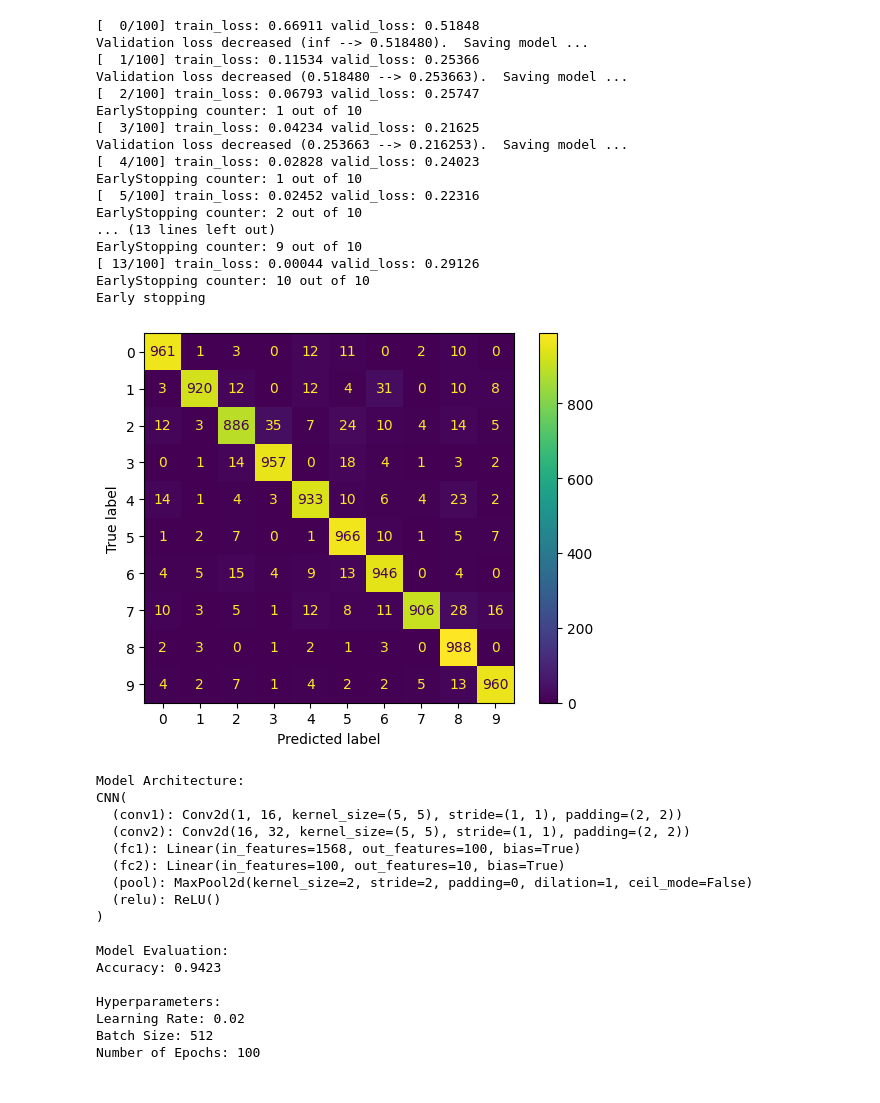
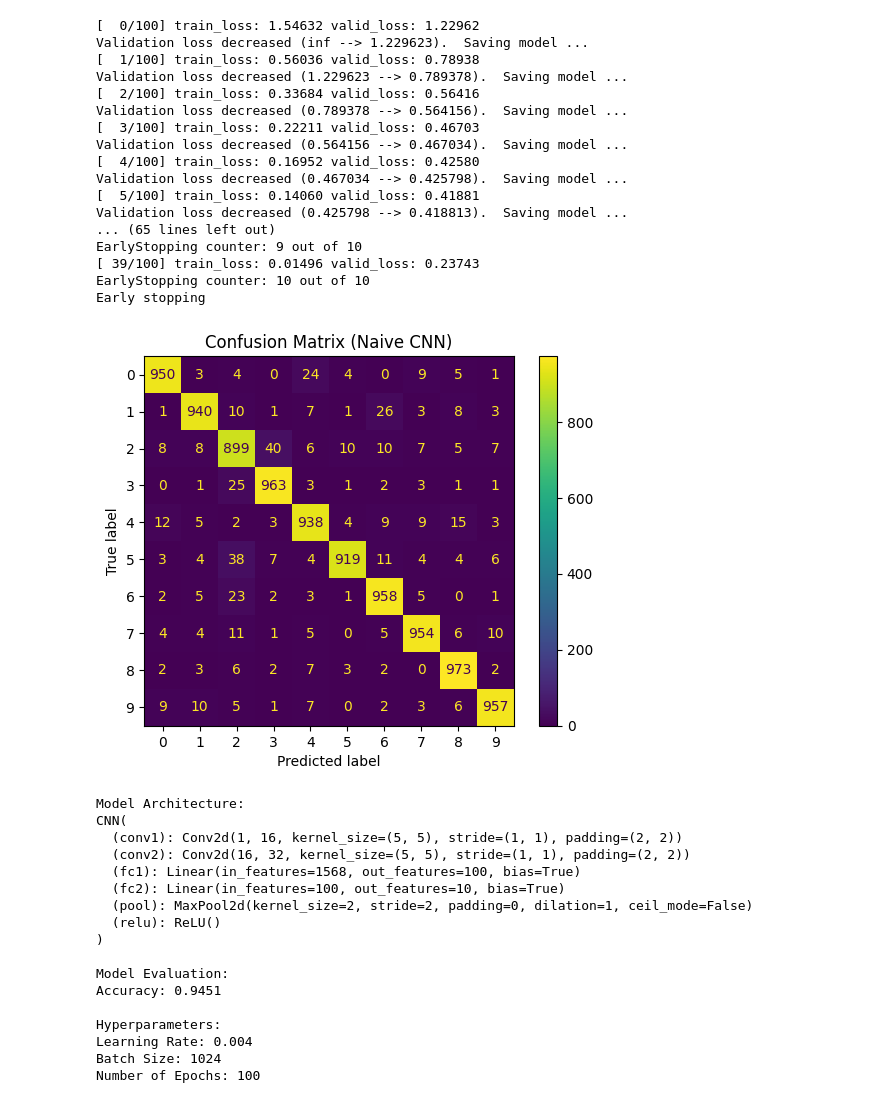
Before and after one commit to wandbrandon/EEL6814-NN, a Jupyter notebook: project1/cnn_project1_cnn.ipynb, the cells around one changed output. Cells and saved outputs as stored; diff of their text form; code cells hidden in the pictures.

```diff
--- a/project1/cnn_project1_cnn.ipynb
+++ b/project1/cnn_project1_cnn.ipynb
@@ -16,16 +16,16 @@ torch.set_default_device(device)
 # %%
 # with a large batch size, the optimizer needs a faster learning rate to converge properly.
 num_epochs = 100
-batch_size = 512
-learning_rate = 0.02
+batch_size = 1024
+learning_rate = 0.004
 # %%
 # KMNIST dataset
 transform = transforms.Compose([transforms.ToTensor(), transforms.Normalize((0.5,), (0.5,))])
 train_dataset = torchvision.datasets.KMNIST(root='./data', train=True, download=True, transform=transform)
 test_dataset = torchvision.datasets.KMNIST(root='./data', train=False, download=True, transform=transform)
 
-train_loader = torch.utils.data.DataLoader(dataset=train_dataset, batch_size=batch_size, shuffle=True, generator=torch.Generator(device=device))
-test_loader = torch.utils.data.DataLoader(dataset=test_dataset, batch_size=batch_size, shuffle=False, generator=torch.Generator(device=device))
+train_loader = torch.utils.data.DataLoader(dataset=train_dataset, batch_size=batch_size, shuffle=False)
+test_loader = torch.utils.data.DataLoader(dataset=test_dataset, batch_size=batch_size, shuffle=False)
 
 # visualize some of the data
 examples = iter(train_loader)
@@ -115,8 +149,6 @@ class EarlyStopping:
         torch.save(model.state_dict(), self.path)
         self.val_loss_min = val_loss
 # %%
-model = CNN().to(device)
-
 # Loss and optimizer
 criterion = nn.CrossEntropyLoss()
 optimizer = optim.RAdam(model.parameters(), lr=learning_rate, decoupled_weight_decay=True)
@@ -189,21 +221,21 @@ for epoch in range(num_epochs):
         break
     scheduler.step()
 # %% [output]
-[  0/100] train_loss: 0.66911 valid_loss: 0.51848
-Validation loss decreased (inf --> 0.518480).  Saving model ...
-[  1/100] train_loss: 0.11534 valid_loss: 0.25366
-Validation loss decreased (0.518480 --> 0.253663).  Saving model ...
-[  2/100] train_loss: 0.06793 valid_loss: 0.25747
-EarlyStopping counter: 1 out of 10
-[  3/100] train_loss: 0.04234 valid_loss: 0.21625
-Validation loss decreased (0.253663 --> 0.216253).  Saving model ...
-[  4/100] train_loss: 0.02828 valid_loss: 0.24023
-EarlyStopping counter: 1 out of 10
-[  5/100] train_loss: 0.02452 valid_loss: 0.22316
-EarlyStopping counter: 2 out of 10
-... (13 lines left out)
+[  0/100] train_loss: 1.54632 valid_loss: 1.22962
+Validation loss decreased (inf --> 1.229623).  Saving model ...
+[  1/100] train_loss: 0.56036 valid_loss: 0.78938
+Validation loss decreased (1.229623 --> 0.789378).  Saving model ...
+[  2/100] train_loss: 0.33684 valid_loss: 0.56416
+Validation loss decreased (0.789378 --> 0.564156).  Saving model ...
+[  3/100] train_loss: 0.22211 valid_loss: 0.46703
+Validation loss decreased (0.564156 --> 0.467034).  Saving model ...
+[  4/100] train_loss: 0.16952 valid_loss: 0.42580
+Validation loss decreased (0.467034 --> 0.425798).  Saving model ...
+[  5/100] train_loss: 0.14060 valid_loss: 0.41881
+Validation loss decreased (0.425798 --> 0.418813).  Saving model ...
+... (65 lines left out)
 EarlyStopping counter: 9 out of 10
-[ 13/100] train_loss: 0.00044 valid_loss: 0.29126
+[ 39/100] train_loss: 0.01496 valid_loss: 0.23743
 EarlyStopping counter: 10 out of 10
 Early stopping
 # %%
@@ -212,34 +244,35 @@ model.load_state_dict(torch.load('checkpoint.pt', weights_only=True))
 
 model.eval()
 y_pred = []
 y_true = []
 
 with torch.no_grad():
     for images, labels in test_loader:
         images = images.to(device)
         labels = labels.to(device)
         outputs = model(images)
         _, predicted = torch.max(outputs.data, 1)
         y_true.extend(labels.cpu().numpy())
         y_pred.extend(predicted.cpu().numpy())
 
 # Confusion matrix
 cm = confusion_matrix(y_true, y_pred)
 cm_display = ConfusionMatrixDisplay(confusion_matrix=cm, display_labels=np.arange(10))
 cm_display.plot()
+plt.title("Confusion Matrix (Naive CNN)")
 plt.show()
 
 # Model summary of accuracy and hyperparameters
 print("Model Architecture:")
 print(model)
 print("\nModel Evaluation:")
 print(f"Accuracy: {np.mean(np.array(y_true) == np.array(y_pred))}")
 print("\nHyperparameters:")
 print(f"Learning Rate: {learning_rate}")
 print(f"Batch Size: {batch_size}")
 print(f"Number of Epochs: {num_epochs}")
 # %% [output]
-[figure, old version]
+[figure, new version]
 Model Architecture:
 CNN(
   (conv1): Conv2d(1, 16, kernel_size=(5, 5), stride=(1, 1), padding=(2, 2))
@@ -251,9 +284,9 @@ CNN(
 )
 
 Model Evaluation:
-Accuracy: 0.9423
+Accuracy: 0.9451
 
 Hyperparameters:
-Learning Rate: 0.02
-Batch Size: 512
+Learning Rate: 0.004
+Batch Size: 1024
 Number of Epochs: 100
```
Also changed, not shown: parts of 4 cells of this notebook, 18 other files.
